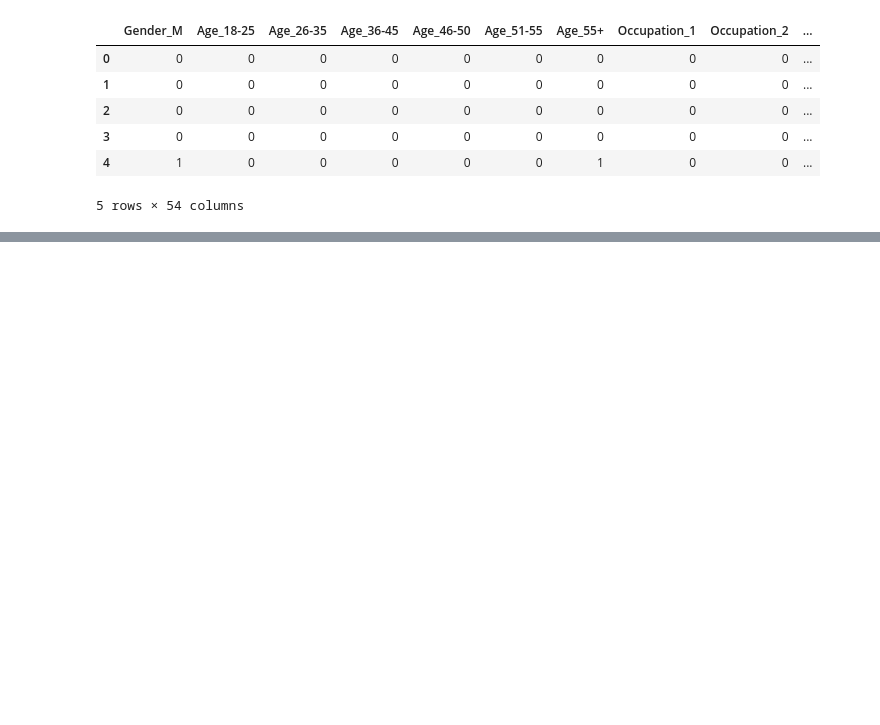
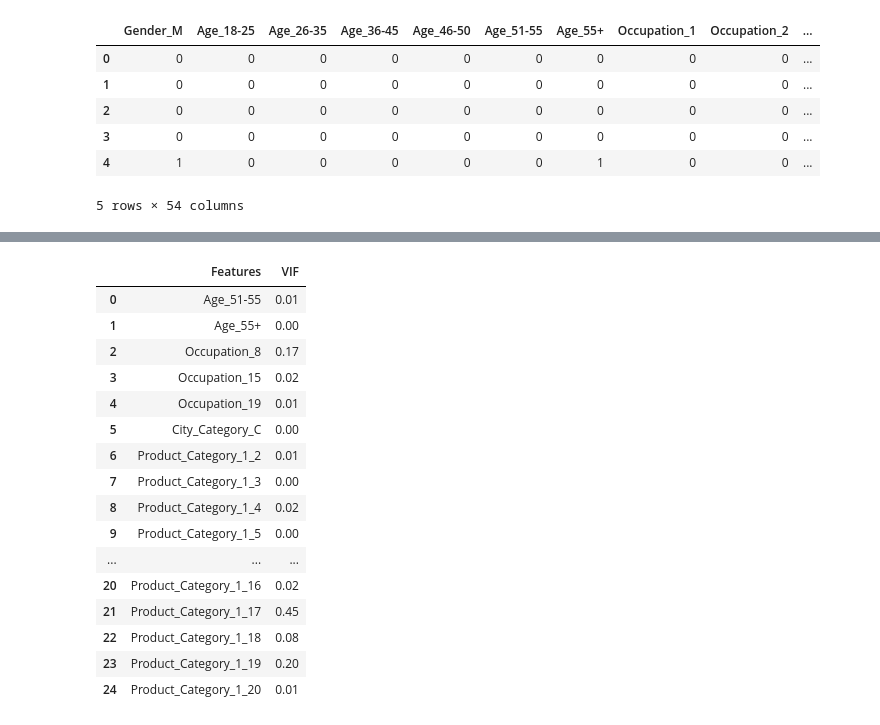
Before and after one commit to 1Anand1/Black_Friday_Sales_Prediction, a Jupyter notebook: black_friday_sales.ipynb, the cells around one changed output, grey strips where cells are left out. Cells and saved outputs as stored; diff of their text form; code cells hidden in the pictures; blank space fills up the shorter version.

```diff
--- a/black_friday_sales.ipynb
+++ b/black_friday_sales.ipynb
@@ -297,0 +431,27 @@ plt.show()
+# %%
+# Now checking the VIF once again
+vif=pd.DataFrame()
+X=X_train_rfe
+vif['Features']=X.columns
+vif['VIF']=[variance_inflation_factor(X.values,i) for i in range(X.shape[1])]
+vif['VIF']=round(vif['VIF'],2)
+vif.sort_values(by='VIF',ascending=True)
+vif
+# %% [output]
+|  | Features | VIF |
+| 0 | Age_51-55 | 0.01 |
+| 1 | Age_55+ | 0.00 |
+| 2 | Occupation_8 | 0.17 |
+| 3 | Occupation_15 | 0.02 |
+| 4 | Occupation_19 | 0.01 |
+| 5 | City_Category_C | 0.00 |
+| 6 | Product_Category_1_2 | 0.01 |
+| 7 | Product_Category_1_3 | 0.00 |
+| 8 | Product_Category_1_4 | 0.02 |
+| 9 | Product_Category_1_5 | 0.00 |
+| ... | ... | ... |
+| 20 | Product_Category_1_16 | 0.02 |
+| 21 | Product_Category_1_17 | 0.45 |
+| 22 | Product_Category_1_18 | 0.08 |
+| 23 | Product_Category_1_19 | 0.20 |
+| 24 | Product_Category_1_20 | 0.01 |
```
Also changed, not shown: parts of 18 cells of this notebook.
